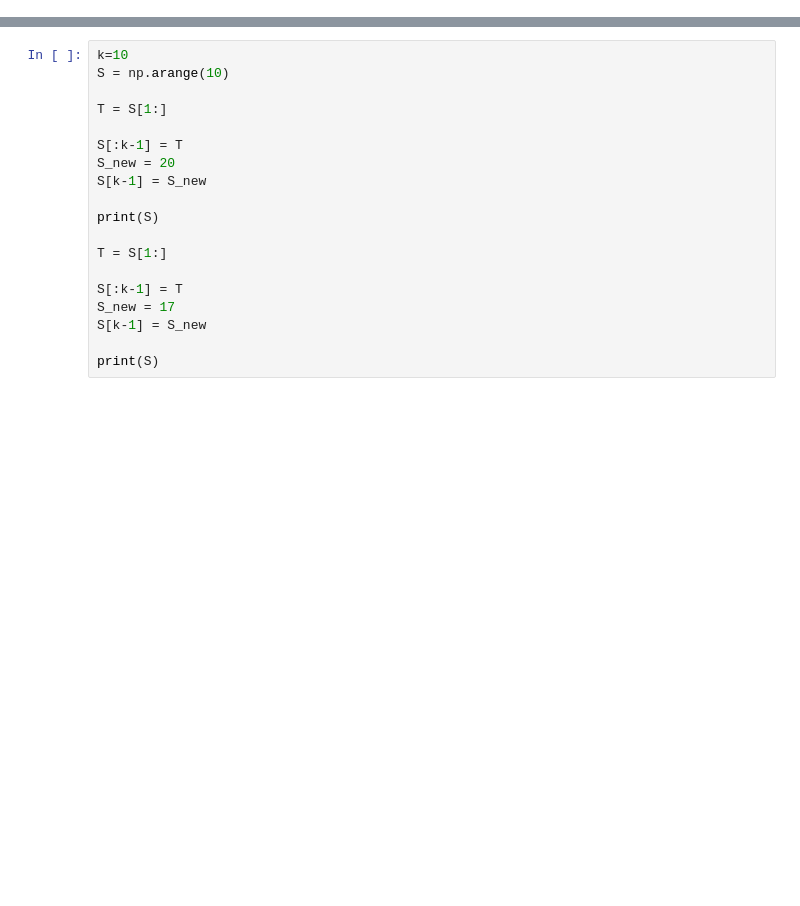
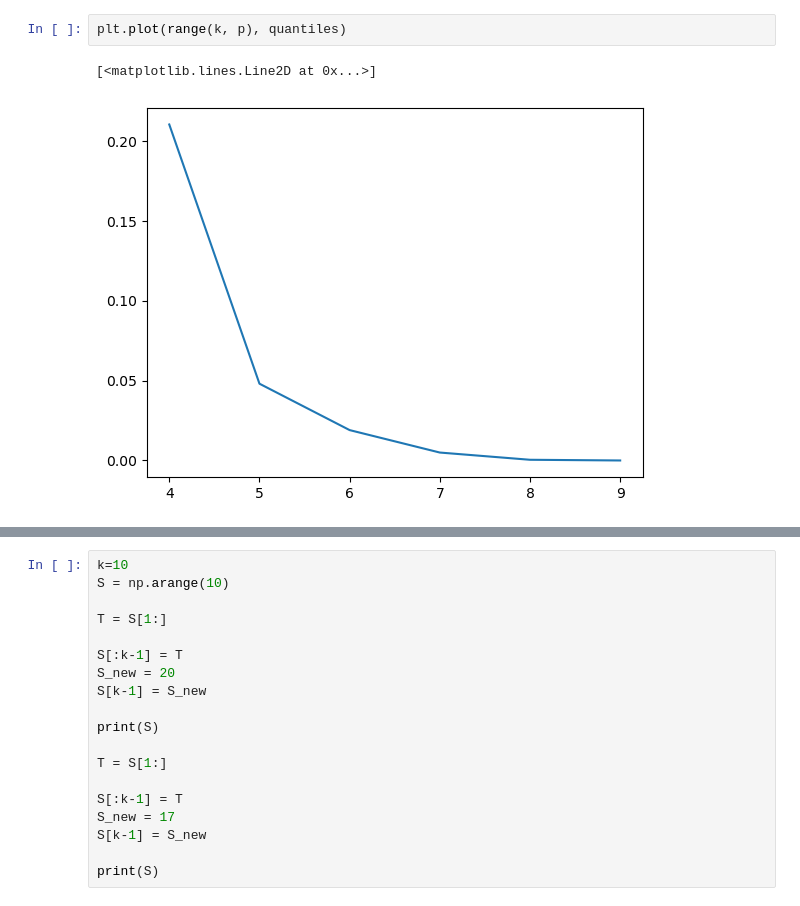
Before and after one commit to AnavSood/CSS, a Jupyter notebook: notebooks/Development Notebook.ipynb, the cells around one changed output, grey strips where cells are left out. Saved outputs shown, nothing was run; the diff lists cells and outputs as text; blank space fills up the shorter version.

```diff
--- a/notebooks/Development Notebook.ipynb
+++ b/notebooks/Development Notebook.ipynb
@@ -47,0 +65,5 @@ print(compute_test_stat(Sig, S20))
+# %%
+plt.plot(range(k, p), quantiles)
+# %% [output]
+[<matplotlib.lines.Line2D at 0x...>]
+[figure, added]
```
Also changed, not shown: parts of 18 cells of this notebook, 23 other files.
